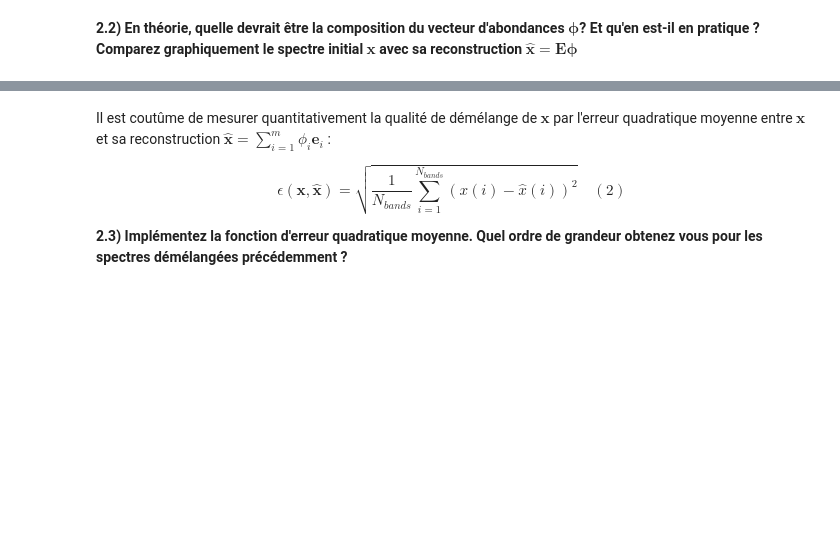
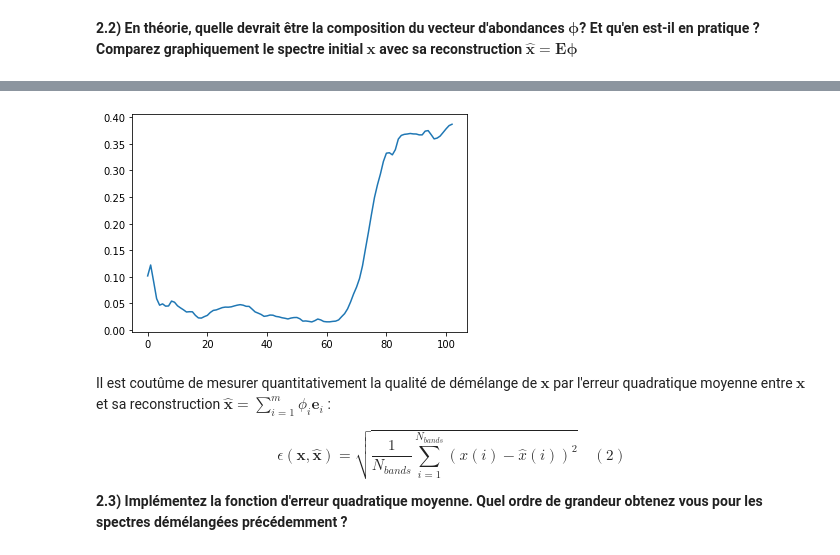
Before and after one commit to DemyCode/ocvx_2, a Jupyter notebook: TP_demelange.ipynb, the cells around one changed output, grey strips where cells are left out. Drawn from its saved outputs; the diff is of its cells as text; code cells hidden in the pictures; blank space fills up the shorter version.

```diff
--- a/TP_demelange.ipynb
+++ b/TP_demelange.ipynb
@@ -169,0 +174,2 @@ Démélangez dans un premier temps des spectres appartenant à l'une des 8 class
+# %%
+phi = hsir/E[:,0]
@@ -171,0 +188,2 @@ Démélangez dans un premier temps des spectres appartenant à l'une des 8 class
+# %%
+hsir2 = E[:,0] *  phi
@@ -172,3 +199,8 @@ Démélangez dans un premier temps des spectres appartenant à l'une des 8 class
+# %%
+plt.plot(np.arange(0,103),hsir2[2])
+plt.show()
+# %% [output]
+[figure, added]
 # %% [markdown]
 Il est coutûme de mesurer quantitativement la qualité de démélange de $\mathbf{x}$ par l'erreur quadratique moyenne entre $\mathbf{x}$ et sa reconstruction $\mathbf{\hat{x}} = \sum_{i=1}^m \phi_i \mathbf{e}_i$ :
 
```
Also changed, not shown: parts of 9 cells of this notebook.
